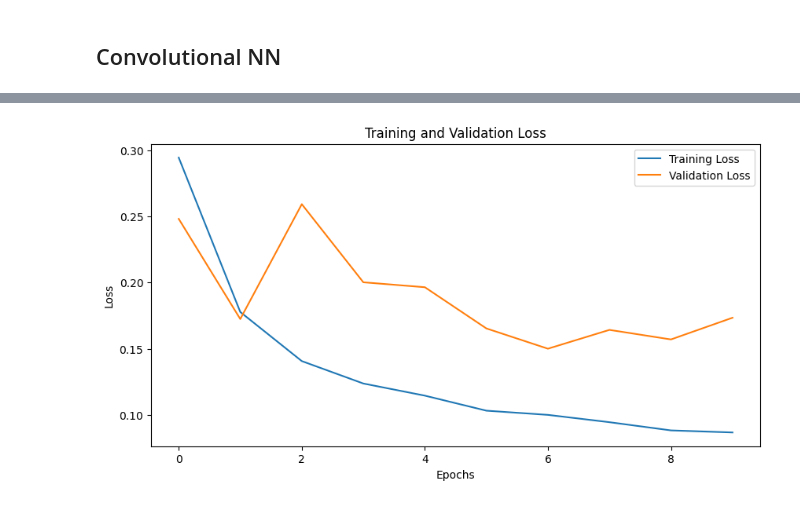
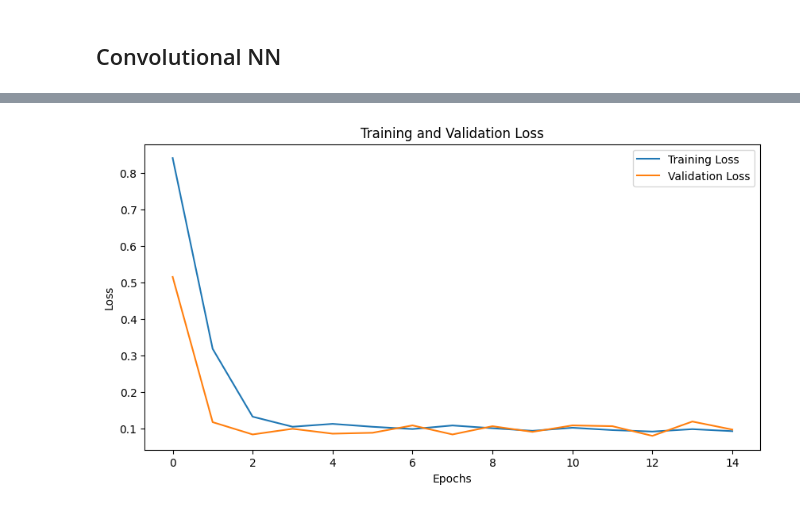
Before and after one commit to Xzanam/draw-and-recognize-mnist, a Jupyter notebook: mnist.ipynb, the cells around one changed output, grey strips where cells are left out. Cells and saved outputs as stored; diff of their text form; code cells hidden in the pictures.

```diff
--- a/mnist.ipynb
+++ b/mnist.ipynb
@@ -125,0 +350,2 @@ MNISTChar(
+# %%
+output = model(single_image.to(device))
@@ -228,7 +494,7 @@ class MaxPool2D(nn.Module):
         return x
 # %%
 class Dense(nn.Module):
-    def __init__(self, in_features, out_features):
+    def __init__(self, in_features, out_features, activation = None):
         """
         This function initializes the parameters for a dense layer
         Parameters
@@ -242,6 +508,7 @@ class Dense(nn.Module):
         super(Dense, self).__init__()
         self.in_features = in_features
         self.out_features =  out_features
+        self.activation = activation
 
         self.weight = nn.Parameter(
             torch.nn.init.xavier_uniform_(
@@ -268,4 +535,35 @@ class Dense(nn.Module):
         x : tensor, float32
         linear operation output from the last layer
         """
-        return torch.mm(x, self.weight) + self.bias
+        x = x @ self.weight + self.bias  # Supports batching
+        if self.activation is not None:
+            x = self.activation(x)
+        return x
+# %%
+c1  = Conv2D(1, 16,3)
+c2 = Conv2D(16, 32 , 3)
+c3 = Conv2D(32, 64,3 )
+
+pool = MaxPool2D(2, 2)
+
+d1 = Dense(64 * 64 * 3 * 3, 128, activation=torch.nn.ReLU())
+d2 = Dense(128, 10)
+
+dropout = nn.Dropout(0.25)
+
+
+
+
+x = torch.randn(64, 1,  28 , 28 )
+
+x = F.relu(c1(x))
+x = pool(x)
+x = F.relu(c2(x))
+x = pool(x)
+x = F.relu(c3(x))
+x = pool(x)
+
+x = torch.flatten(x)
+x = d1(x)
+x = dropout(x)
+x = d2(x)
@@ -375,3 +651,5 @@ def train(model, criterion, optimizer,train_loader, val_loader,  epochs = 10):
 # %%
-train_losses, val_losses, val_accuracies = train(model, criterion, optimizer, train_loader, val_loader, epochs=10)
+criterion = nn.CrossEntropyLoss()
+optimizer = optim.AdamW(model.parameters(), lr = 0.01)
+train_losses, val_losses,train_accuracies, val_accuracies = train(model, criterion, optimizer, train_loader, val_loader, epochs=15)
 # %% [output]
@@ -388,12 +669,4 @@ Epoch [10/10], Train Loss: 0.0867, Validation Loss: 0.1734, Validation Accuracy:
-# %%
-# Plot training and validation loss curves
-plt.figure(figsize=(10, 5))
-plt.plot(train_losses, label='Training Loss')
-plt.plot(val_losses, label='Validation Loss')
-plt.title('Training and Validation Loss')
-plt.xlabel('Epochs')
-plt.ylabel('Loss')
-plt.legend()
-plt.show()
-# %% [output]
-[figure, removed]
+# %%
+plot_losses(train_losses, val_losses)
+# %% [output]
+[figure, added]
```
Also changed, not shown: parts of 54 cells of this notebook, 2 other files.
